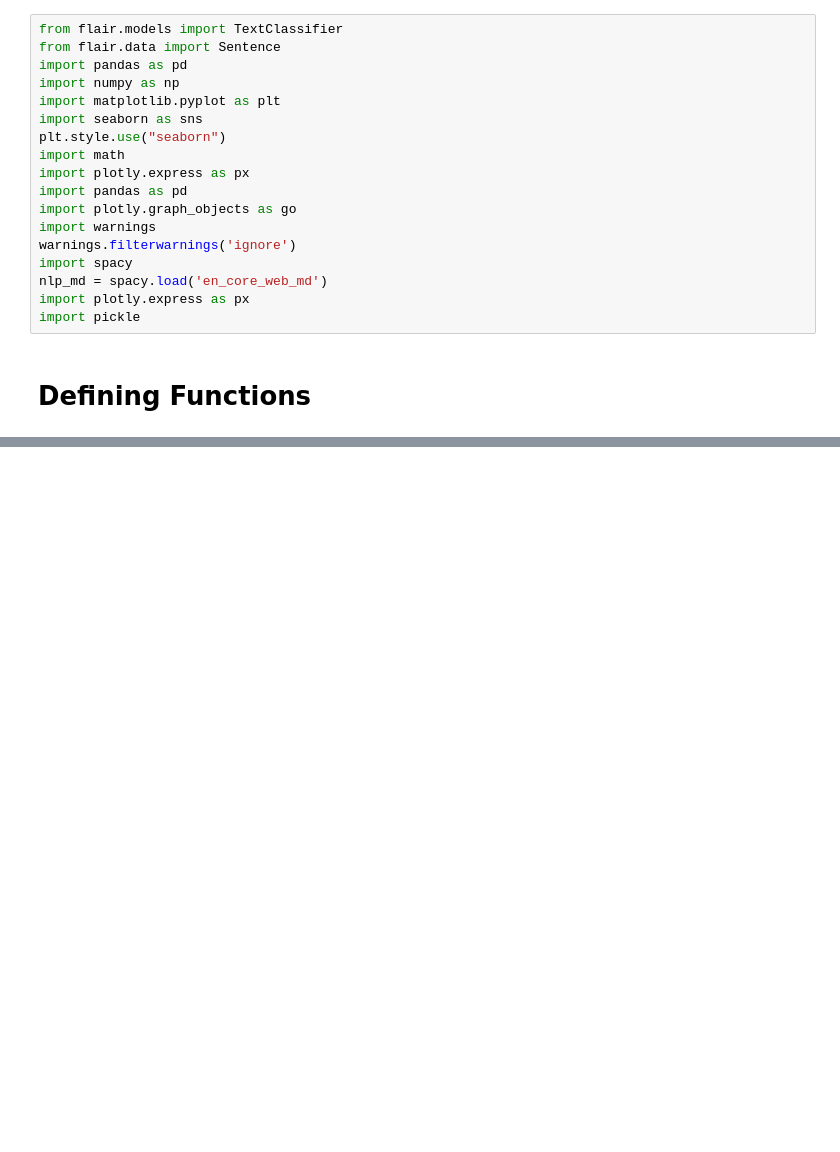
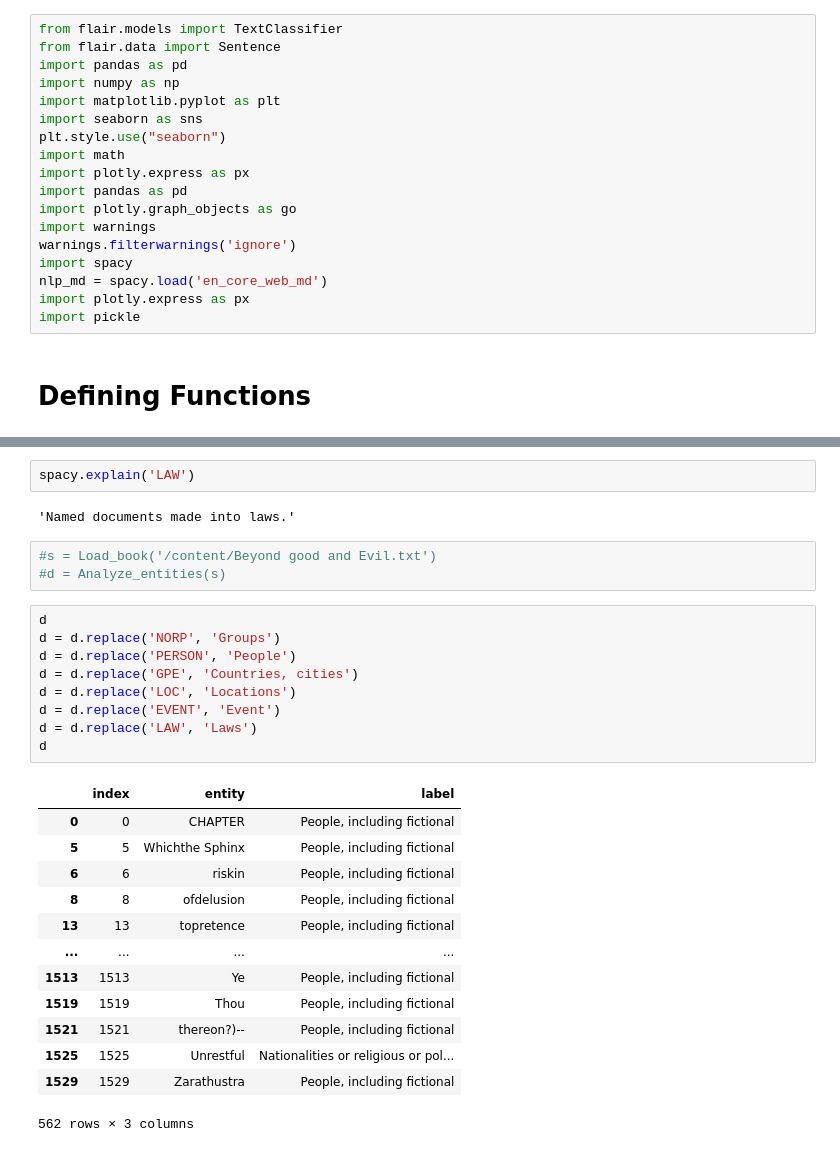
Before and after one commit to KhaldounN/Files-, a Jupyter notebook: FINAL_DSF.ipynb, the cells around one changed output, grey strips where cells are left out. Saved outputs shown, nothing was run; the diff lists cells and outputs as text; blank space fills up the shorter version.

```diff
--- a/FINAL_DSF.ipynb
+++ b/FINAL_DSF.ipynb
@@ -270 +378,31 @@ def Analyze_Book(path,booktitle="Book Title"):
+# %%
+spacy.explain('LAW')
+# %% [output]
+'Named documents made into laws.'
+# %%
+#s = Load_book('/content/Beyond good and Evil.txt')
+#d = Analyze_entities(s)
+# %%
+d
+d = d.replace('NORP', 'Groups')
+d = d.replace('PERSON', 'People')
+d = d.replace('GPE', 'Countries, cities')
+d = d.replace('LOC', 'Locations')
+d = d.replace('EVENT', 'Event')
+d = d.replace('LAW', 'Laws')
+d
+# %% [output]
+|  | index | entity | label |
+| 0 | 0 | ﻿CHAPTER | People, including fictional |
+| 5 | 5 | Whichthe Sphinx | People, including fictional |
+| 6 | 6 | riskin | People, including fictional |
+| 8 | 8 | ofdelusion | People, including fictional |
+| 13 | 13 | topretence | People, including fictional |
+| ... | ... | ... | ... |
+| 1513 | 1513 | Ye | People, including fictional |
+| 1519 | 1519 | Thou | People, including fictional |
+| 1521 | 1521 | thereon?)-- | People, including fictional |
+| 1525 | 1525 | Unrestful | Nationalities or religious or pol... |
+| 1529 | 1529 | Zarathustra | People, including fictional |
+562 rows × 3 columns
 # %%
```
Also changed, not shown: parts of 15 cells of this notebook.
